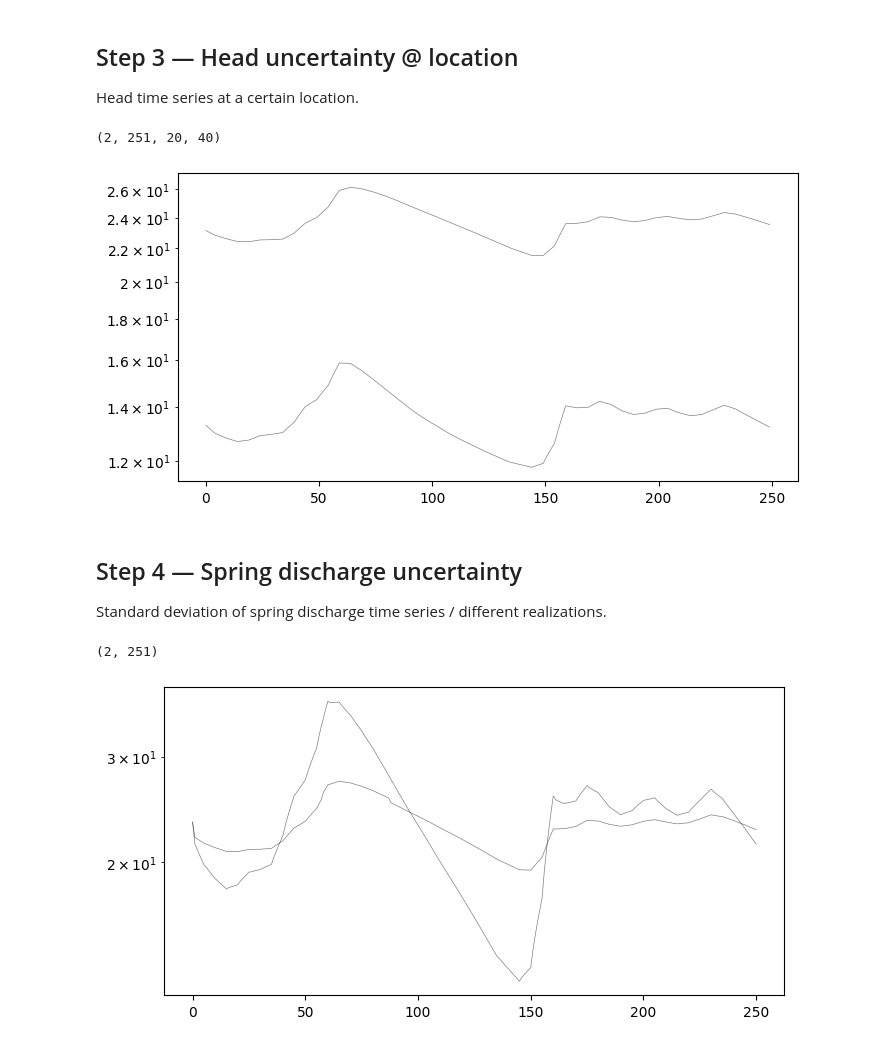
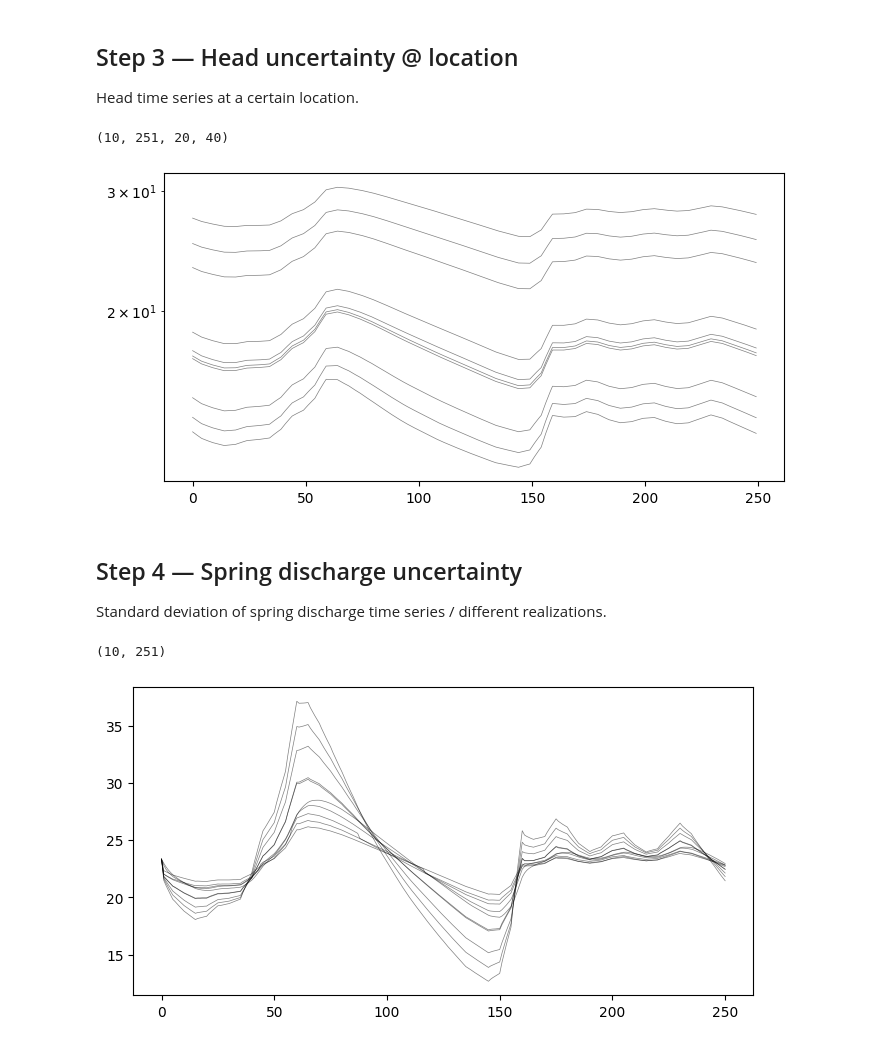
Before and after one commit to iGW-TU-Dresden/CFPy, a Jupyter notebook: vlab/examples/VLAB_03.ipynb, the cells around one changed output. Drawn from its saved outputs; the diff is of its cells as text; code cells hidden in the pictures.

```diff
--- a/vlab/examples/VLAB_03.ipynb
+++ b/vlab/examples/VLAB_03.ipynb
@@ -16,7 +16,7 @@ import matplotlib.pyplot as plt
 N_INLET      = 3                    # number of inlets
 INLET_SEED  = 42                    # inlet generation seed
 SKS_SEED    = 123                   # network realization seed
-N_REAL      = 2                    # LHS realisations of parameters
+N_REAL      = 10                    # LHS realisations of parameters
 N_SP        = 50                    # transient stress periods
 NROW        = 20                    # number of rows in the model domain
 NCOL        = 40                    # number of columns in the model domain
@@ -116,7 +116,7 @@ heads_list = []
 discharge_list = []
 for rs in range(N_REAL):
     success, discharge, heads = s.simulate_from_network(
-        network=network, random_state=rs, cleanup=False
+        network=network, random_state=rs, cleanup=True
     )
     if success:
         heads_list.append(heads[:, 0, :, :])
@@ -140,7 +152,7 @@ Head time series at a certain location.
 # %%
 heads_all.shape
 # %% [output]
-(2, 251, 20, 40)
+(10, 251, 20, 40)
 # %%
 fig, ax = plt.subplots(1, 1, figsize=(NCOL / 5, NROW / 5))
 
@@ -153,7 +165,7 @@ ax.set_yscale("log")
 
 plt.show()
 # %% [output]
-[figure, old version]
+[figure, new version]
 # %% [markdown]
 ## Step 4 — Spring discharge uncertainty
 
@@ -161,15 +173,13 @@ Standard deviation of spring discharge time series / different realizations.
 # %%
 discharge_all.shape
 # %% [output]
-(2, 251)
+(10, 251)
 # %%
 fig, ax = plt.subplots(1, 1, figsize=(NCOL / 5, NROW / 5))
 
 for i in range(N_REAL):
     ax.plot(discharge_all[i, :] * 1000, c="k", lw=0.5, alpha=0.5) # L / s
 
-ax.set_yscale("log")
-
 plt.show()
 # %% [output]
-[figure, old version]
+[figure, new version]
```
Also changed, not shown: parts of 2 cells of this notebook, 3 other files.
